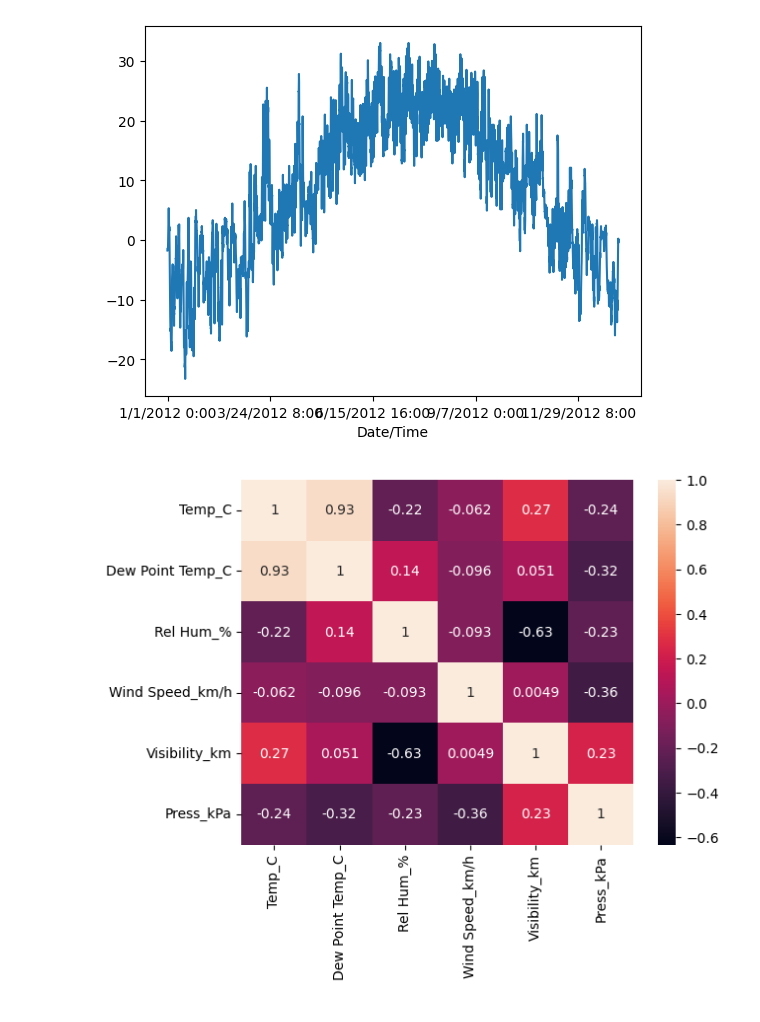
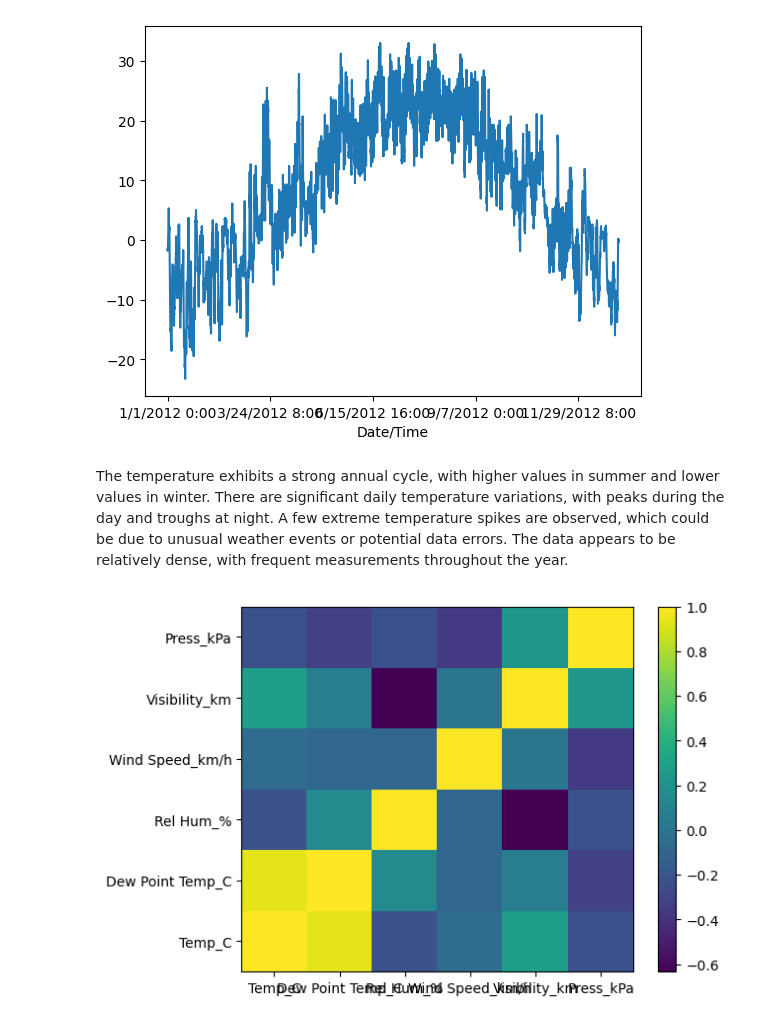
Before and after one commit to mutlyn/week_two_project, a Jupyter notebook: Weather_EDA.ipynb, the cells around one changed output. Cells and saved outputs as stored; diff of their text form; code cells hidden in the pictures.

Commit message:
Final updates on Weather EDA notebook

```diff
--- a/Weather_EDA.ipynb
+++ b/Weather_EDA.ipynb
@@ -154,9 +169,16 @@ df['Temp_C'].plot()
 plt.show()
 # %% [output]
 [figure]
-# %%
-correlation_matrix = df.drop ('Weather',axis=1).corr()
-sns.heatmap(correlation_matrix, annot=True)
-plt.show()
-# %% [output]
-[figure, removed]
+# %% [markdown]
+The temperature exhibits a strong annual cycle, with higher values in summer and lower values in winter. There are significant daily temperature variations, with peaks during the day and troughs at night.
+A few extreme temperature spikes are observed, which could be due to unusual weather events or potential data errors.
+The data appears to be relatively dense, with frequent measurements throughout the year.
+# %%
+correlation_matrix = df.drop ('Weather',axis=1).corr()
+plt.pcolor(correlation_matrix)
+plt.yticks(np.arange(0.5, len(correlation_matrix.index), 1), correlation_matrix.index)
+plt.xticks(np.arange(0.5, len(correlation_matrix.columns), 1), correlation_matrix.columns)
+plt.colorbar()
+plt.show()
+# %% [output]
+[figure, added]
```
Also changed, not shown: parts of 13 cells of this notebook.
